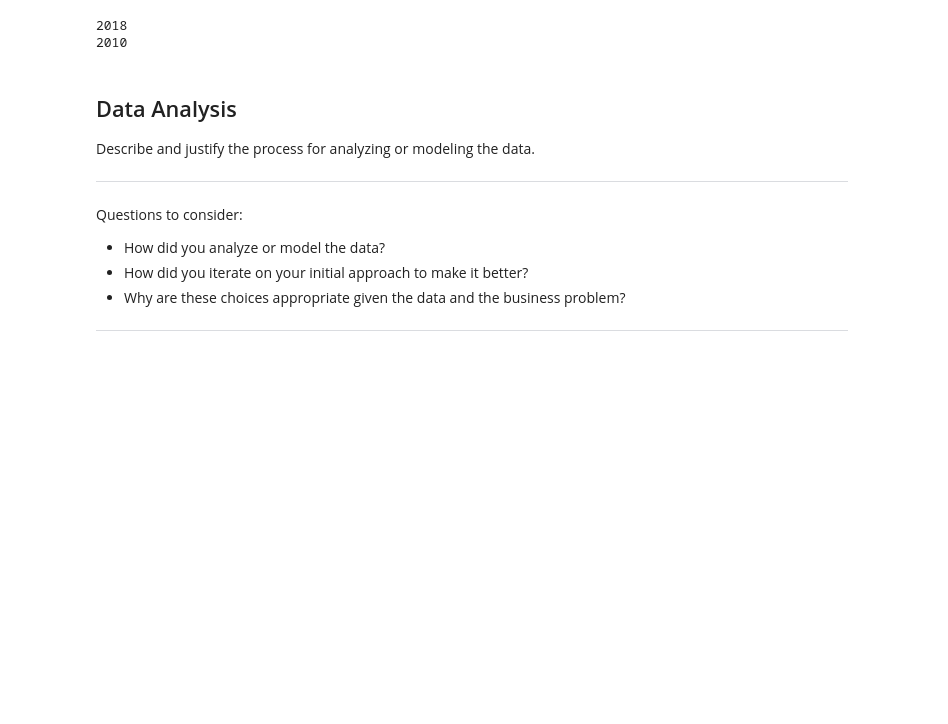
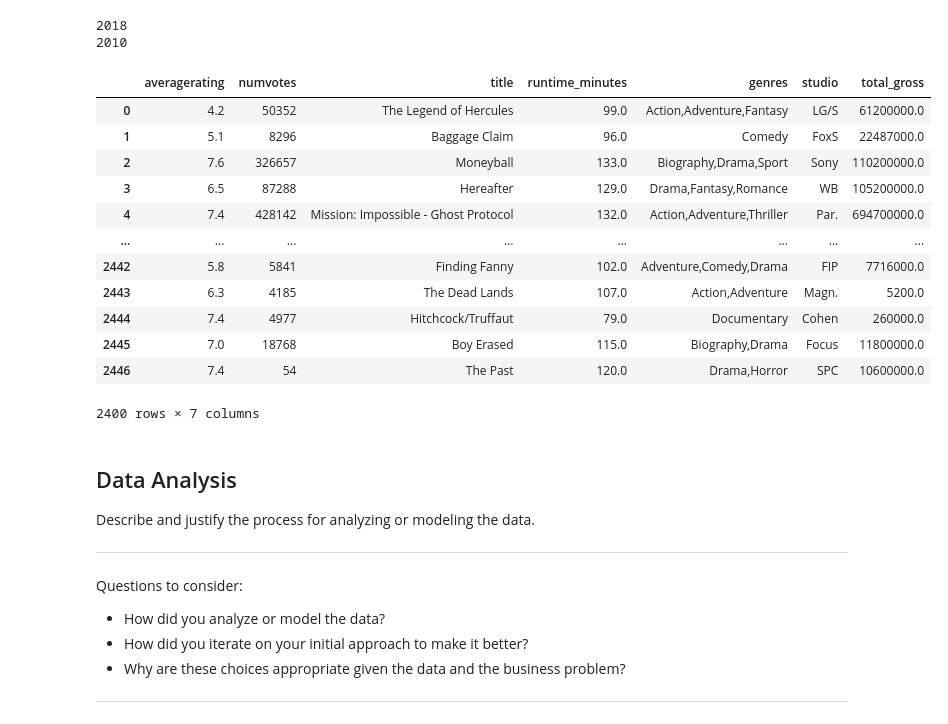
Before and after one commit to samoliver3/dsc-phase-1-project, a Jupyter notebook: student.ipynb, the cells around one changed output. Saved outputs shown, nothing was run; the diff lists cells and outputs as text; code cells hidden in the pictures; blank space fills up the shorter version.

```diff
--- a/student.ipynb
+++ b/student.ipynb
@@ -440,8 +440,25 @@ print(table1['year'].min())
 # %%
 # so the min year value is 2010 and the max value is 2018. Therefore, the
 # pandemic is not a concern for this data.
-# After doing some research into inflation, it does not seem necessar to
-# adjust for it considering the flat inflation rates between 2010-2018
+# After doing some research into inflation, it does not seem necessary to
+# adjust for it considering the roughly flat inflation rates between 2010-2018
+# Thus, I will just drop the year column.
+table1 = table1.drop(['year'], axis=1)
+table1
+# %% [output]
+|  | averagerating | numvotes | title | runtime_minutes | genres | studio | total_gross |
+| 0 | 4.2 | 50352 | The Legend of Hercules | 99.0 | Action,Adventure,Fantasy | LG/S | 61200000.0 |
+| 1 | 5.1 | 8296 | Baggage Claim | 96.0 | Comedy | FoxS | 22487000.0 |
+| 2 | 7.6 | 326657 | Moneyball | 133.0 | Biography,Drama,Sport | Sony | 110200000.0 |
+| 3 | 6.5 | 87288 | Hereafter | 129.0 | Drama,Fantasy,Romance | WB | 105200000.0 |
+| 4 | 7.4 | 428142 | Mission: Impossible - Ghost Protocol | 132.0 | Action,Adventure,Thriller | Par. | 694700000.0 |
+| ... | ... | ... | ... | ... | ... | ... | ... |
+| 2442 | 5.8 | 5841 | Finding Fanny | 102.0 | Adventure,Comedy,Drama | FIP | 7716000.0 |
+| 2443 | 6.3 | 4185 | The Dead Lands | 107.0 | Action,Adventure | Magn. | 5200.0 |
+| 2444 | 7.4 | 4977 | Hitchcock/Truffaut | 79.0 | Documentary | Cohen | 260000.0 |
+| 2445 | 7.0 | 18768 | Boy Erased | 115.0 | Biography,Drama | Focus | 11800000.0 |
+| 2446 | 7.4 | 54 | The Past | 120.0 | Drama,Horror | SPC | 10600000.0 |
+2400 rows × 7 columns
 # %% [markdown]
 ## Data Analysis
 Describe and justify the process for analyzing or modeling the data.
```
Also changed, not shown: parts of 3 cells of this notebook.
